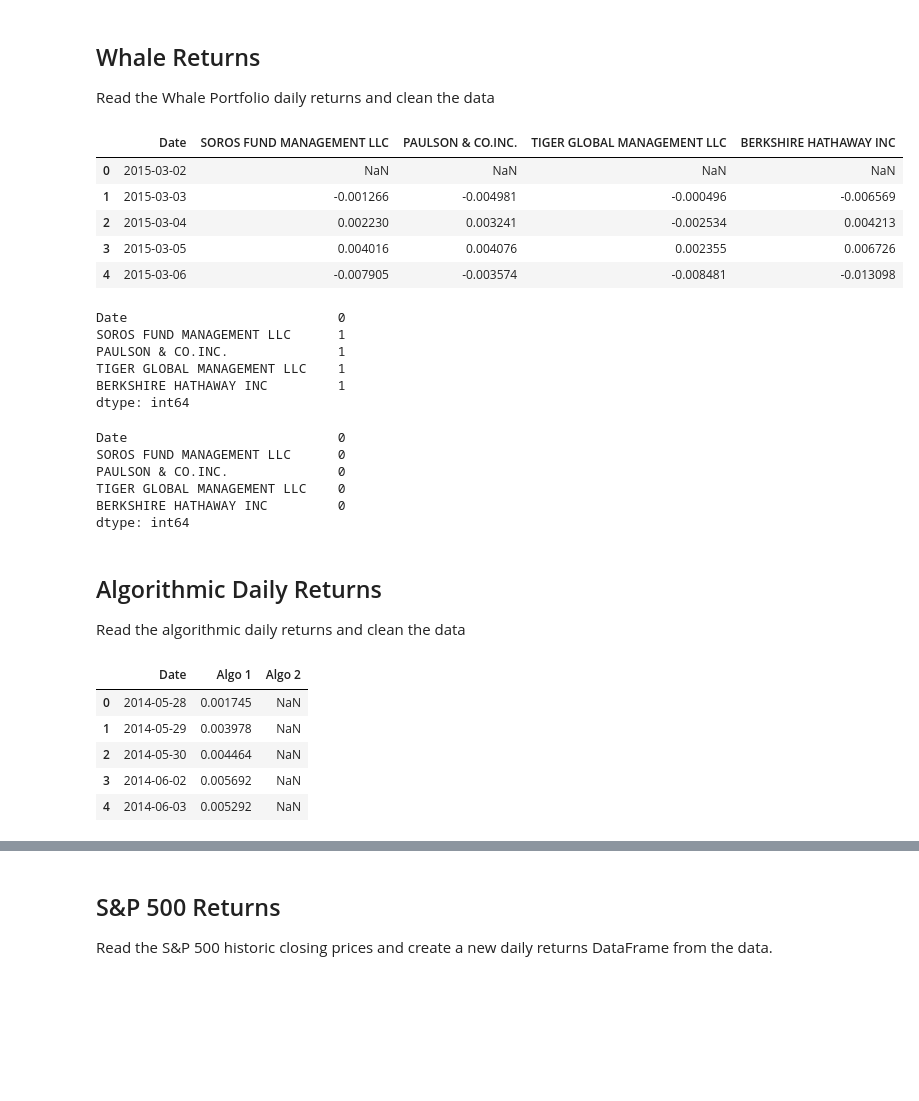
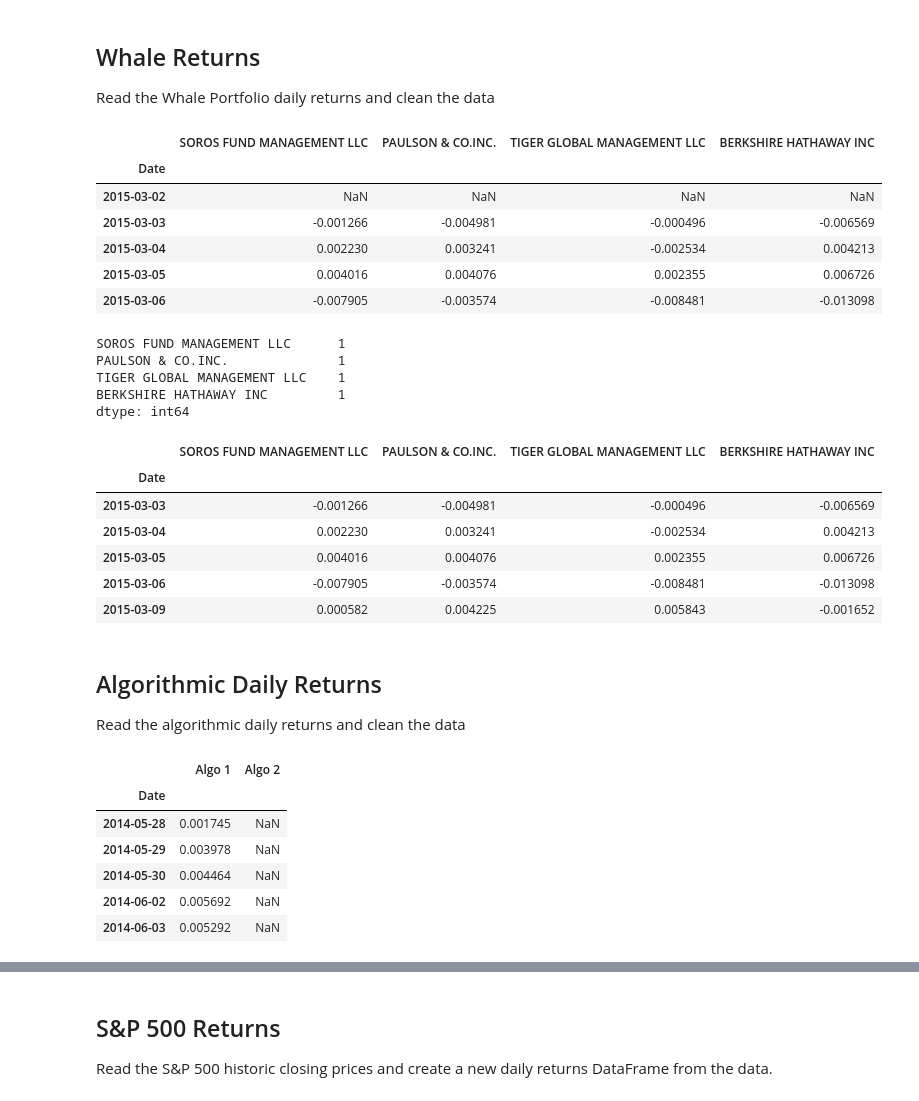
Before and after one commit to epiccoding/Development, a Jupyter notebook: module_projects/project3/whale_analysis.ipynb, the cells around one changed output, grey strips where cells are left out. Saved outputs shown, nothing was run; the diff lists cells and outputs as text; code cells hidden in the pictures; blank space fills up the shorter version.

```diff
--- a/module_projects/project3/whale_analysis.ipynb
+++ b/module_projects/project3/whale_analysis.ipynb
@@ -30,20 +31,20 @@ Read the Whale Portfolio daily returns and clean the data
 # %%
 # Reading whale returns
 whale_path = Path("Resources/whale_returns.csv")
-whale_data = pd.read_csv(whale_path)
+whale_data = pd.read_csv(whale_path, index_col='Date', parse_dates=True)
 whale_data.head()
 # %% [output]
-|  | Date | SOROS FUND MANAGEMENT LLC | PAULSON & CO.INC. | TIGER GLOBAL MANAGEMENT LLC | BERKSHIRE HATHAWAY INC |
-| 0 | 2015-03-02 | NaN | NaN | NaN | NaN |
-| 1 | 2015-03-03 | -0.001266 | -0.004981 | -0.000496 | -0.006569 |
-| 2 | 2015-03-04 | 0.002230 | 0.003241 | -0.002534 | 0.004213 |
-| 3 | 2015-03-05 | 0.004016 | 0.004076 | 0.002355 | 0.006726 |
-| 4 | 2015-03-06 | -0.007905 | -0.003574 | -0.008481 | -0.013098 |
+|  | SOROS FUND MANAGEMENT LLC | PAULSON & CO.INC. | TIGER GLOBAL MANAGEMENT LLC | BERKSHIRE HATHAWAY INC |
+| Date |  |  |  |  |
+| 2015-03-02 | NaN | NaN | NaN | NaN |
+| 2015-03-03 | -0.001266 | -0.004981 | -0.000496 | -0.006569 |
+| 2015-03-04 | 0.002230 | 0.003241 | -0.002534 | 0.004213 |
+| 2015-03-05 | 0.004016 | 0.004076 | 0.002355 | 0.006726 |
+| 2015-03-06 | -0.007905 | -0.003574 | -0.008481 | -0.013098 |
 # %%
 # Count nulls
 whale_data.isna().sum()
 # %% [output]
-Date                           0
 SOROS FUND MANAGEMENT LLC      1
 PAULSON & CO.INC.              1
 TIGER GLOBAL MANAGEMENT LLC    1
@@ -53,13 +54,15 @@ dtype: int64
 # Drop nulls
 whale_data = whale_data.dropna()
 whale_data.isna().sum()
+whale_data.head()
 # %% [output]
-Date                           0
-SOROS FUND MANAGEMENT LLC      0
-PAULSON & CO.INC.              0
-TIGER GLOBAL MANAGEMENT LLC    0
-BERKSHIRE HATHAWAY INC         0
-dtype: int64
+|  | SOROS FUND MANAGEMENT LLC | PAULSON & CO.INC. | TIGER GLOBAL MANAGEMENT LLC | BERKSHIRE HATHAWAY INC |
+| Date |  |  |  |  |
+| 2015-03-03 | -0.001266 | -0.004981 | -0.000496 | -0.006569 |
+| 2015-03-04 | 0.002230 | 0.003241 | -0.002534 | 0.004213 |
+| 2015-03-05 | 0.004016 | 0.004076 | 0.002355 | 0.006726 |
+| 2015-03-06 | -0.007905 | -0.003574 | -0.008481 | -0.013098 |
+| 2015-03-09 | 0.000582 | 0.004225 | 0.005843 | -0.001652 |
 # %% [markdown]
 ## Algorithmic Daily Returns
 
@@ -67,15 +70,17 @@ Read the algorithmic daily returns and clean the data
 # %%
 # Reading algorithmic returns
 algo_path = Path("Resources/algo_returns.csv")
-algo_data = pd.read_csv(algo_path)
+algo_data = pd.read_csv(algo_path, index_col='Date', parse_dates=True)
+algo_data.sort_index(ascending= True, inplace= True)
 algo_data.head()
 # %% [output]
-|  | Date | Algo 1 | Algo 2 |
-| 0 | 2014-05-28 | 0.001745 | NaN |
-| 1 | 2014-05-29 | 0.003978 | NaN |
-| 2 | 2014-05-30 | 0.004464 | NaN |
-| 3 | 2014-06-02 | 0.005692 | NaN |
-| 4 | 2014-06-03 | 0.005292 | NaN |
+|  | Algo 1 | Algo 2 |
+| Date |  |  |
+| 2014-05-28 | 0.001745 | NaN |
+| 2014-05-29 | 0.003978 | NaN |
+| 2014-05-30 | 0.004464 | NaN |
+| 2014-06-02 | 0.005692 | NaN |
+| 2014-06-03 | 0.005292 | NaN |
 # %%
 # Count nulls
 algo_data.isna().sum()
```
Also changed, not shown: parts of 50 cells of this notebook, 3 other files.
